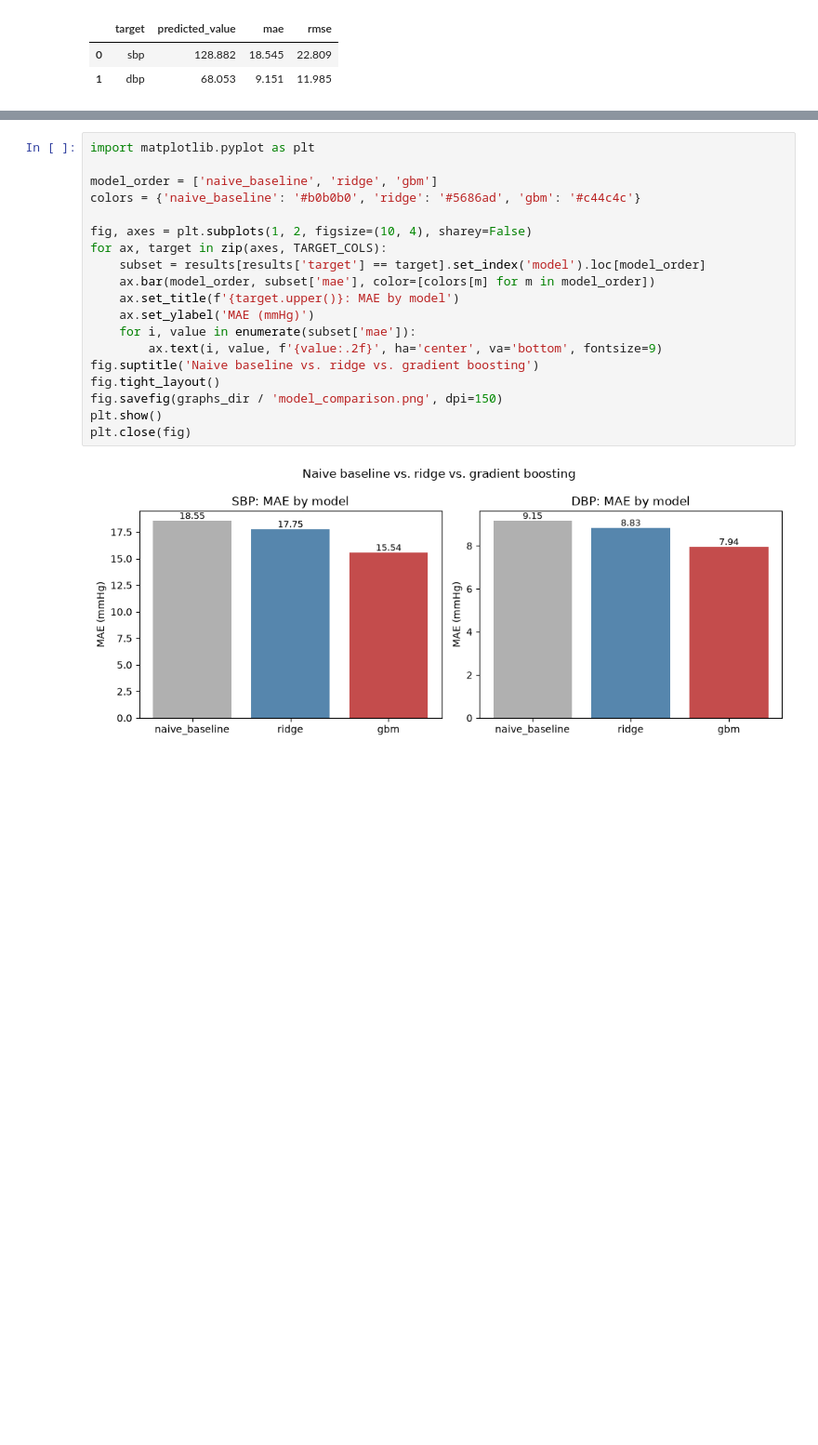
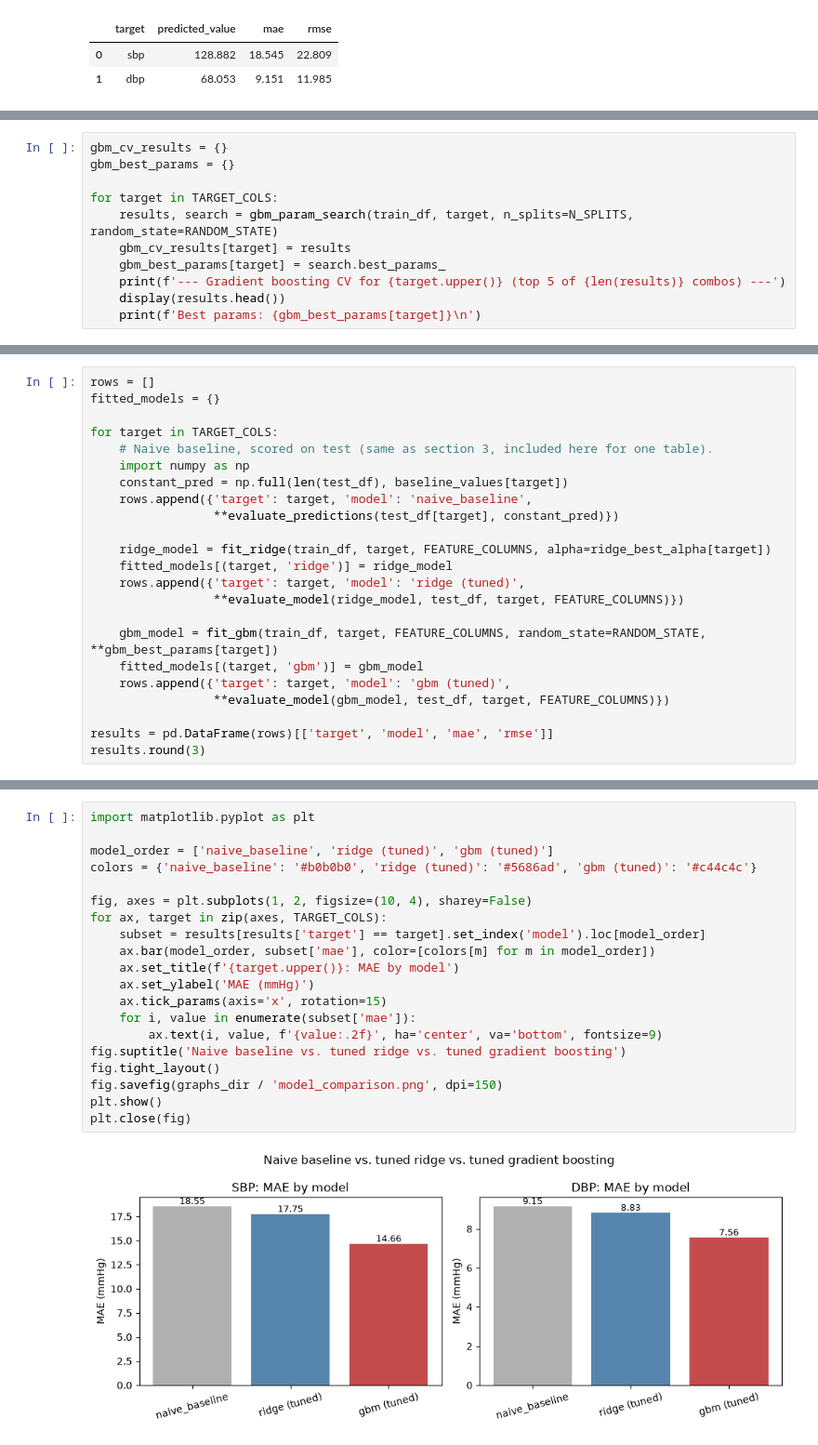
Before and after one commit to Break-Through-Tech/Microsoft-1A-educational-blood-pressure-estimation, a Jupyter notebook: notebooks/modeling.ipynb, the cells around one changed output, grey strips where cells are left out. Shown at 93% size. Cells and saved outputs as stored; diff of their text form; blank space fills up the shorter version.

```diff
--- a/notebooks/modeling.ipynb
+++ b/notebooks/modeling.ipynb
@@ -111,0 +156,11 @@ results.round(3)
+# %%
+gbm_cv_results = {}
+gbm_best_params = {}
+
+for target in TARGET_COLS:
+    results, search = gbm_param_search(train_df, target, n_splits=N_SPLITS, random_state=RANDOM_STATE)
+    gbm_cv_results[target] = results
+    gbm_best_params[target] = search.best_params_
+    print(f'--- Gradient boosting CV for {target.upper()} (top 5 of {len(results)} combos) ---')
+    display(results.head())
+    print(f'Best params: {gbm_best_params[target]}\n')
@@ -111,0 +191,23 @@ results.round(3)
+# %%
+rows = []
+fitted_models = {}
+
+for target in TARGET_COLS:
+    # Naive baseline, scored on test (same as section 3, included here for one table).
+    import numpy as np
+    constant_pred = np.full(len(test_df), baseline_values[target])
+    rows.append({'target': target, 'model': 'naive_baseline',
+                 **evaluate_predictions(test_df[target], constant_pred)})
+
+    ridge_model = fit_ridge(train_df, target, FEATURE_COLUMNS, alpha=ridge_best_alpha[target])
+    fitted_models[(target, 'ridge')] = ridge_model
+    rows.append({'target': target, 'model': 'ridge (tuned)',
+                 **evaluate_model(ridge_model, test_df, target, FEATURE_COLUMNS)})
+
+    gbm_model = fit_gbm(train_df, target, FEATURE_COLUMNS, random_state=RANDOM_STATE, **gbm_best_params[target])
+    fitted_models[(target, 'gbm')] = gbm_model
+    rows.append({'target': target, 'model': 'gbm (tuned)',
+                 **evaluate_model(gbm_model, test_df, target, FEATURE_COLUMNS)})
+
+results = pd.DataFrame(rows)[['target', 'model', 'mae', 'rmse']]
+results.round(3)
@@ -117,22 +227,23 @@ baseline?
 # %%
 import matplotlib.pyplot as plt
 
-model_order = ['naive_baseline', 'ridge', 'gbm']
-colors = {'naive_baseline': '#b0b0b0', 'ridge': '#5686ad', 'gbm': '#c44c4c'}
+model_order = ['naive_baseline', 'ridge (tuned)', 'gbm (tuned)']
+colors = {'naive_baseline': '#b0b0b0', 'ridge (tuned)': '#5686ad', 'gbm (tuned)': '#c44c4c'}
 
 fig, axes = plt.subplots(1, 2, figsize=(10, 4), sharey=False)
 for ax, target in zip(axes, TARGET_COLS):
     subset = results[results['target'] == target].set_index('model').loc[model_order]
     ax.bar(model_order, subset['mae'], color=[colors[m] for m in model_order])
     ax.set_title(f'{target.upper()}: MAE by model')
     ax.set_ylabel('MAE (mmHg)')
+    ax.tick_params(axis='x', rotation=15)
     for i, value in enumerate(subset['mae']):
         ax.text(i, value, f'{value:.2f}', ha='center', va='bottom', fontsize=9)
-fig.suptitle('Naive baseline vs. ridge vs. gradient boosting')
+fig.suptitle('Naive baseline vs. tuned ridge vs. tuned gradient boosting')
 fig.tight_layout()
 fig.savefig(graphs_dir / 'model_comparison.png', dpi=150)
 plt.show()
 plt.close(fig)
 # %% [output]
-[figure, old version]
+[figure, new version]
 # %% [markdown]
```
Also changed, not shown: parts of 16 cells of this notebook, 4 other files.
